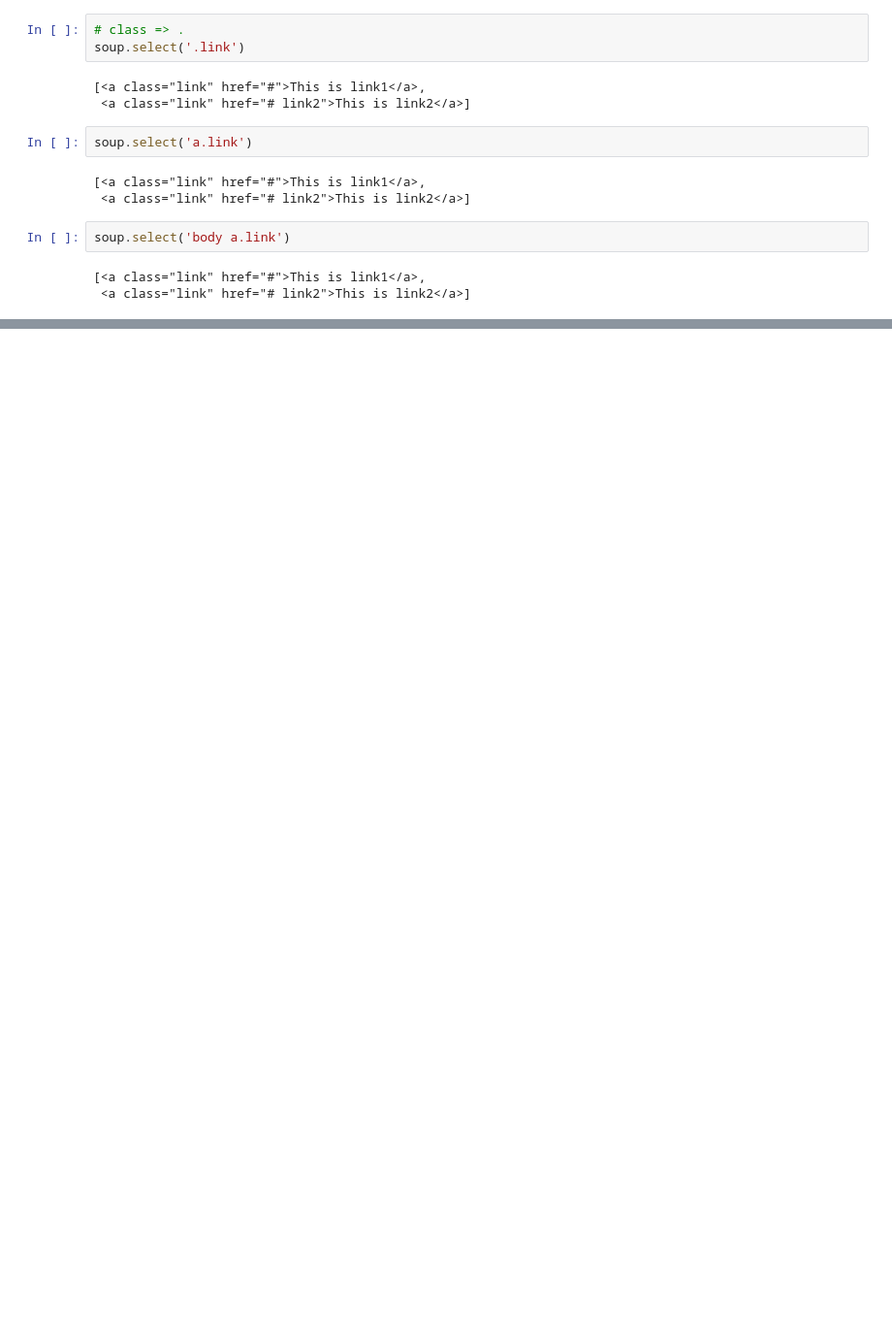
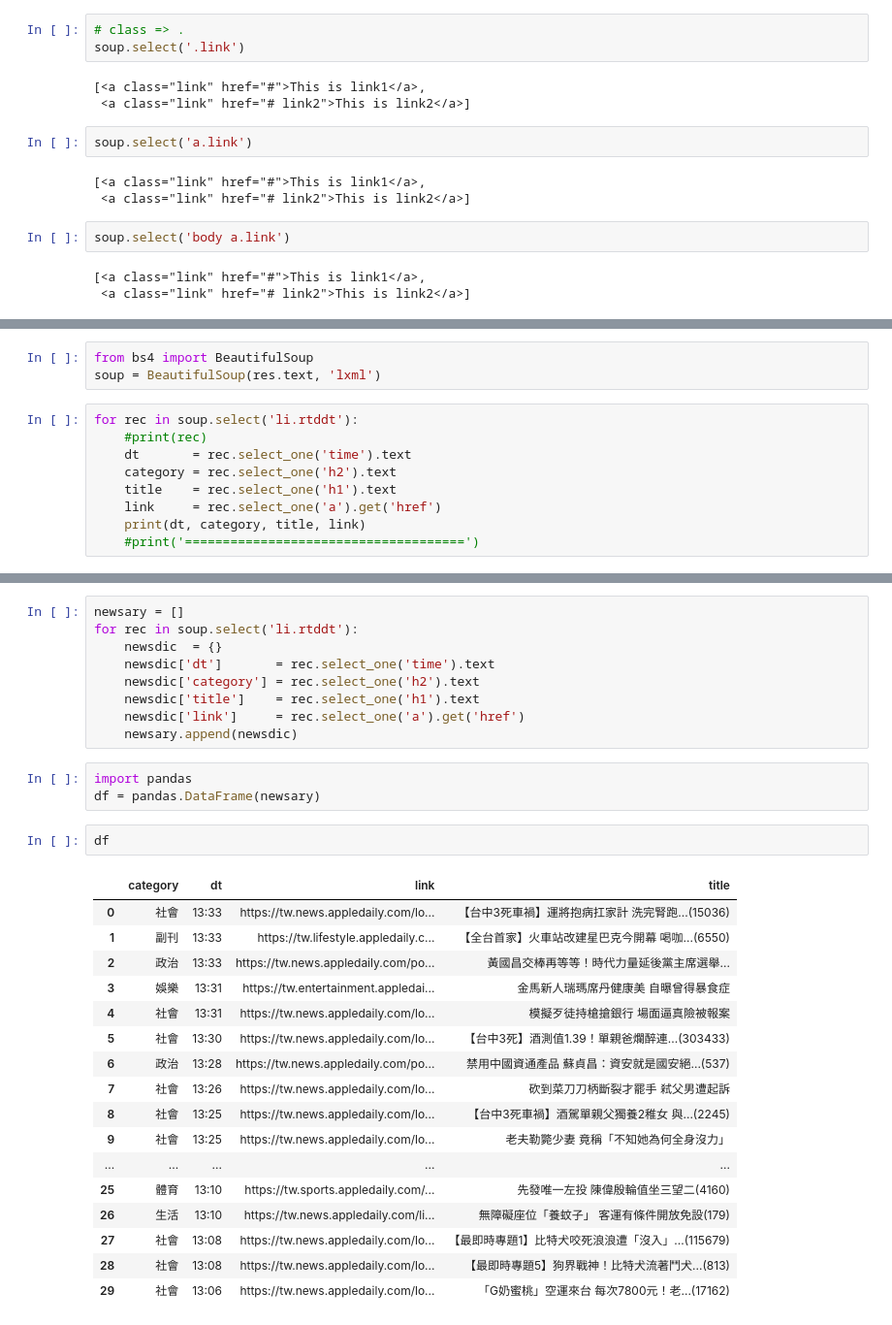
Before and after one commit to ywchiu/cathaysitecrawler, a Jupyter notebook: Demo20190124.ipynb, the cells around one changed output, grey strips where cells are left out. Shown: that part at 97% size. Saved outputs shown, nothing was run; the diff lists cells and outputs as text; blank space fills up the shorter version.

```diff
--- a/Demo20190124.ipynb
+++ b/Demo20190124.ipynb
@@ -185,0 +193,12 @@ soup.select('body a.link')
+# %%
+from bs4 import BeautifulSoup
+soup = BeautifulSoup(res.text, 'lxml')
+# %%
+for rec in soup.select('li.rtddt'):
+    #print(rec)
+    dt       = rec.select_one('time').text
+    category = rec.select_one('h2').text
+    title    = rec.select_one('h1').text
+    link     = rec.select_one('a').get('href')
+    print(dt, category, title, link)
+    #print('=====================================')
@@ -185,0 +223,32 @@ soup.select('body a.link')
+# %%
+newsary = []
+for rec in soup.select('li.rtddt'):
+    newsdic  = {}
+    newsdic['dt']       = rec.select_one('time').text
+    newsdic['category'] = rec.select_one('h2').text
+    newsdic['title']    = rec.select_one('h1').text
+    newsdic['link']     = rec.select_one('a').get('href')
+    newsary.append(newsdic)
+# %%
+import pandas
+df = pandas.DataFrame(newsary)
+# %%
+df
+# %% [output]
+|  | category | dt | link | title |
+| 0 | 社會 | 13:33 | https://tw.news.appledaily.com/lo... | 【台中3死車禍】運將抱病扛家計 洗完腎跑...(15036) |
+| 1 | 副刊 | 13:33 | https://tw.lifestyle.appledaily.c... | 【全台首家】火車站改建星巴克今開幕 喝咖...(6550) |
+| 2 | 政治 | 13:33 | https://tw.news.appledaily.com/po... | 黃國昌交棒再等等！時代力量延後黨主席選舉... |
+| 3 | 娛樂 | 13:31 | https://tw.entertainment.appledai... | 金馬新人瑞瑪席丹健康美 自曝曾得暴食症 |
+| 4 | 社會 | 13:31 | https://tw.news.appledaily.com/lo... | 模擬歹徒持槍搶銀行 場面逼真險被報案 |
+| 5 | 社會 | 13:30 | https://tw.news.appledaily.com/lo... | 【台中3死】酒測值1.39！單親爸爛醉連...(303433) |
+| 6 | 政治 | 13:28 | https://tw.news.appledaily.com/po... | 禁用中國資通產品 蘇貞昌：資安就是國安絕...(537) |
+| 7 | 社會 | 13:26 | https://tw.news.appledaily.com/lo... | 砍到菜刀刀柄斷裂才罷手 弒父男遭起訴 |
+| 8 | 社會 | 13:25 | https://tw.news.appledaily.com/lo... | 【台中3死車禍】酒駕單親父獨養2稚女 與...(2245) |
+| 9 | 社會 | 13:25 | https://tw.news.appledaily.com/lo... | 老夫勒斃少妻 竟稱「不知她為何全身沒力」 |
+| ... | ... | ... | ... | ... |
+| 25 | 體育 | 13:10 | https://tw.sports.appledaily.com/... | 先發唯一左投 陳偉殷輪值坐三望二(4160) |
+| 26 | 生活 | 13:10 | https://tw.news.appledaily.com/li... | 無障礙座位「養蚊子」 客運有條件開放免設(179) |
+| 27 | 社會 | 13:08 | https://tw.news.appledaily.com/lo... | 【最即時專題1】比特犬咬死浪浪遭「沒入」...(115679) |
+| 28 | 社會 | 13:08 | https://tw.news.appledaily.com/lo... | 【最即時專題5】狗界戰神！比特犬流著鬥犬...(813) |
+| 29 | 社會 | 13:06 | https://tw.news.appledaily.com/lo... | 「G奶蜜桃」空運來台 每次7800元！老...(17162) |
```
Also changed, not shown: parts of 12 cells of this notebook.
